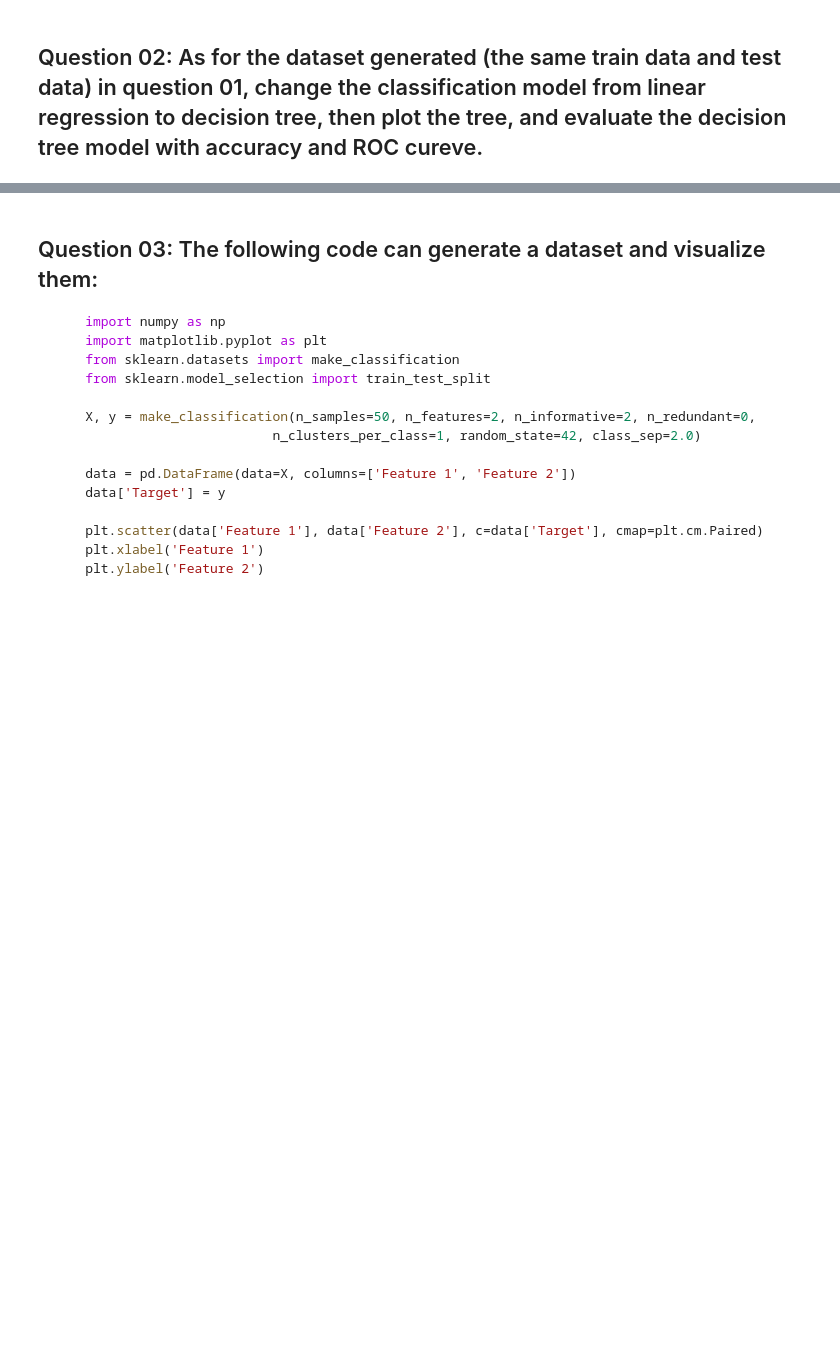
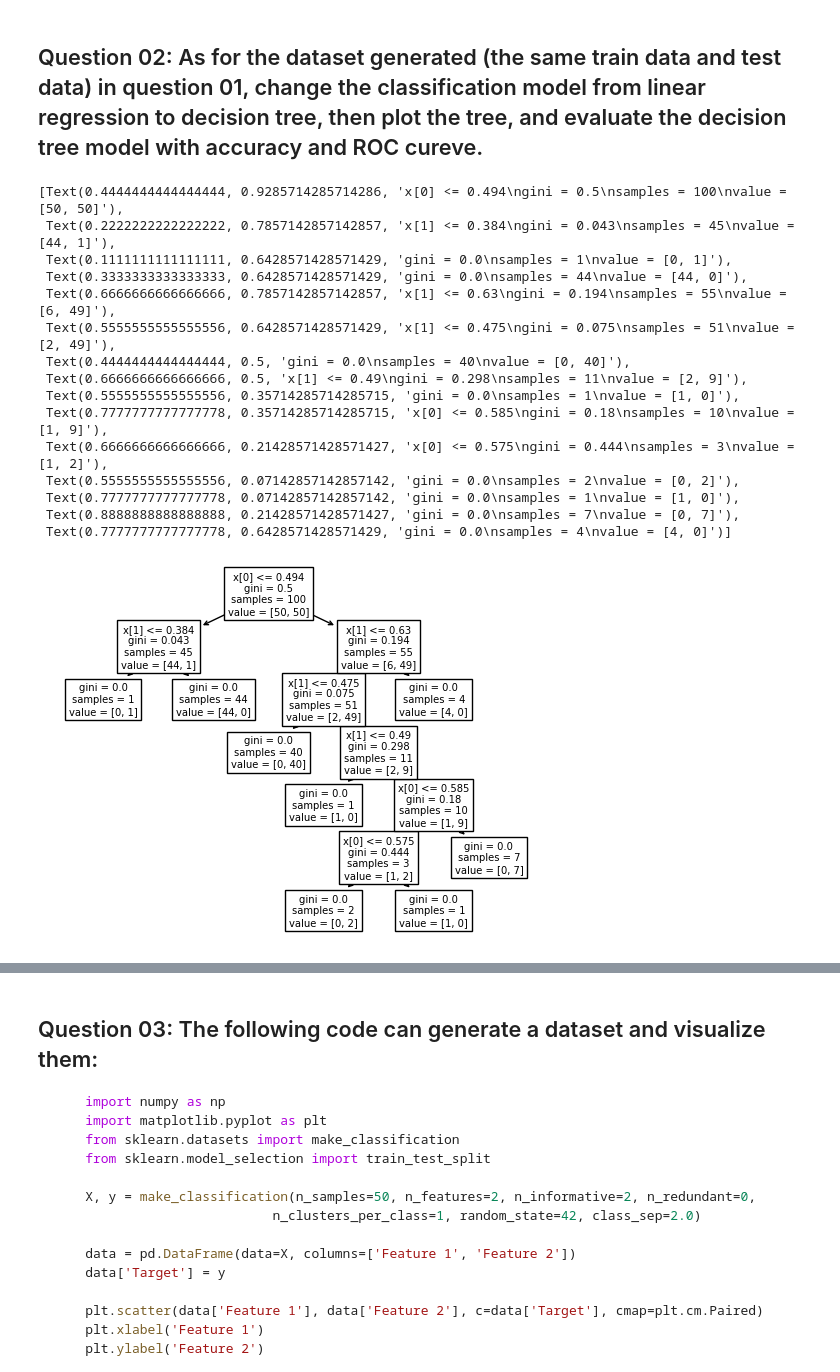
Before and after one commit to felixthe-cat/CIVL3140_clone, a Jupyter notebook: 03 Classification Models (Logistics regression & Decision Trees & Ensemble Learning)/exercise03.ipynb, the cells around one changed output, grey strips where cells are left out. Saved outputs shown, nothing was run; the diff lists cells and outputs as text; code cells hidden in the pictures; blank space fills up the shorter version.

```diff
--- a/03 Classification Models (Logistics regression & Decision Trees & Ensemble Learning)/exercise03.ipynb
+++ b/03 Classification Models (Logistics regression & Decision Trees & Ensemble Learning)/exercise03.ipynb
@@ -138,2 +154,26 @@ plt.show()
 # %% [markdown]
 ## Question 02: As for the dataset generated (the same train data and test data) in question 01, change the classification model from linear regression to decision tree, then plot the tree, and evaluate the decision tree model with accuracy and ROC cureve.
+# %%
+# Decision Tree
+from sklearn import tree
+
+clf = tree.DecisionTreeClassifier(random_state=0)
+clf = clf.fit(df[['Feature1','Feature2']],df['Label'])
+tree.plot_tree(clf)
+# %% [output]
+[Text(0.4444444444444444, 0.9285714285714286, 'x[0] <= 0.494\ngini = 0.5\nsamples = 100\nvalue = [50, 50]'),
+ Text(0.2222222222222222, 0.7857142857142857, 'x[1] <= 0.384\ngini = 0.043\nsamples = 45\nvalue = [44, 1]'),
+ Text(0.1111111111111111, 0.6428571428571429, 'gini = 0.0\nsamples = 1\nvalue = [0, 1]'),
+ Text(0.3333333333333333, 0.6428571428571429, 'gini = 0.0\nsamples = 44\nvalue = [44, 0]'),
+ Text(0.6666666666666666, 0.7857142857142857, 'x[1] <= 0.63\ngini = 0.194\nsamples = 55\nvalue = [6, 49]'),
+ Text(0.5555555555555556, 0.6428571428571429, 'x[1] <= 0.475\ngini = 0.075\nsamples = 51\nvalue = [2, 49]'),
+ Text(0.4444444444444444, 0.5, 'gini = 0.0\nsamples = 40\nvalue = [0, 40]'),
+ Text(0.6666666666666666, 0.5, 'x[1] <= 0.49\ngini = 0.298\nsamples = 11\nvalue = [2, 9]'),
+ Text(0.5555555555555556, 0.35714285714285715, 'gini = 0.0\nsamples = 1\nvalue = [1, 0]'),
+ Text(0.7777777777777778, 0.35714285714285715, 'x[0] <= 0.585\ngini = 0.18\nsamples = 10\nvalue = [1, 9]'),
+ Text(0.6666666666666666, 0.21428571428571427, 'x[0] <= 0.575\ngini = 0.444\nsamples = 3\nvalue = [1, 2]'),
+ Text(0.5555555555555556, 0.07142857142857142, 'gini = 0.0\nsamples = 2\nvalue = [0, 2]'),
+ Text(0.7777777777777778, 0.07142857142857142, 'gini = 0.0\nsamples = 1\nvalue = [1, 0]'),
+ Text(0.8888888888888888, 0.21428571428571427, 'gini = 0.0\nsamples = 7\nvalue = [0, 7]'),
+ Text(0.7777777777777778, 0.6428571428571429, 'gini = 0.0\nsamples = 4\nvalue = [4, 0]')]
+[figure, added]
```
Also changed, not shown: parts of 4 cells of this notebook, 2 other files.
